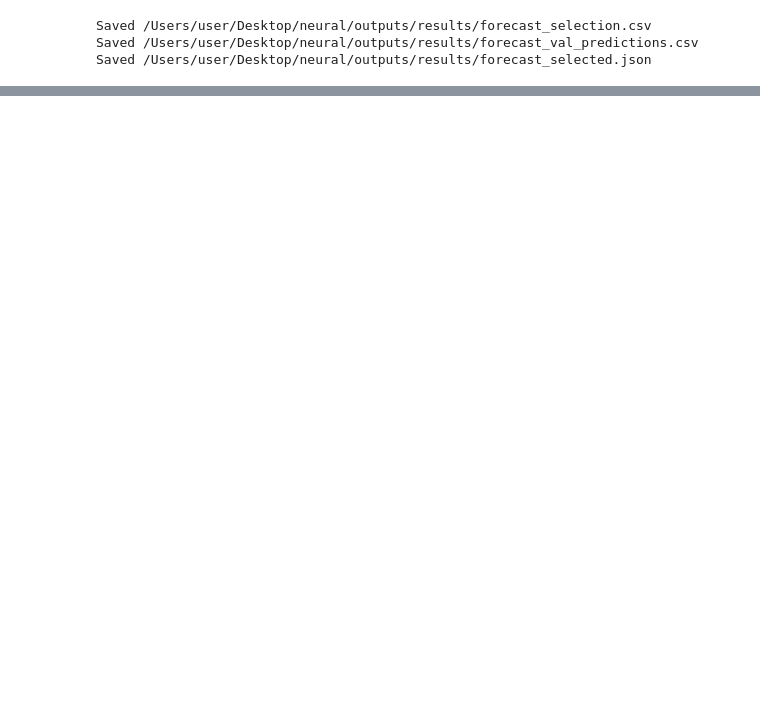
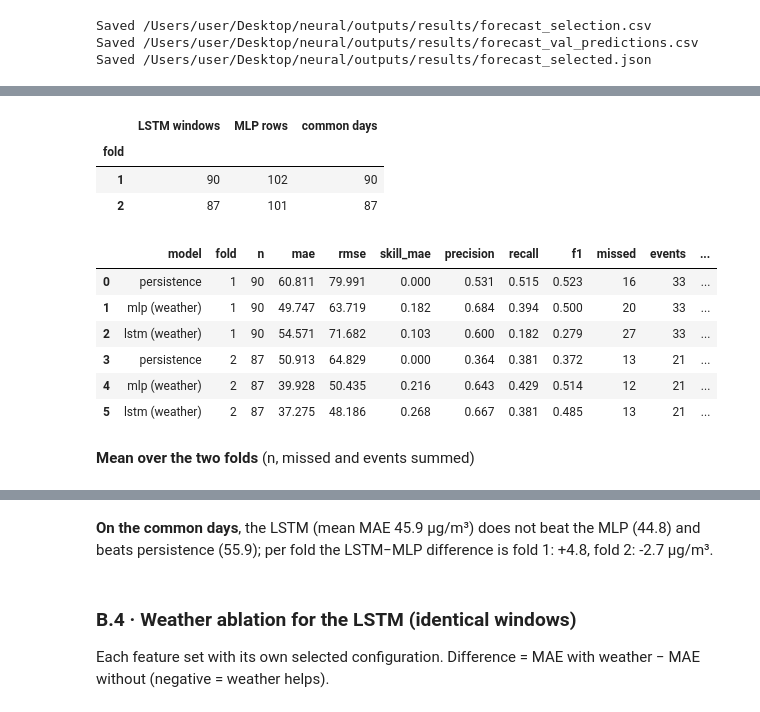
Before and after one commit to Annjnk/Neural-Networks-Prescriptive-Analytics-Project, a Jupyter notebook: notebooks/2_forecasting_models.ipynb, the cells around one changed output, grey strips where cells are left out. Saved outputs shown, nothing was run; the diff lists cells and outputs as text; code cells hidden in the pictures; blank space fills up the shorter version.

```diff
--- a/notebooks/05_forecast_models.ipynb
+++ b/notebooks/2_forecasting_models.ipynb
@@ -442,0 +567,27 @@ Saved /Users/user/Desktop/neural/outputs/results/forecast_selected.json
+# %%
+mlp_file = pd.read_csv(ROOT / "outputs" / "results" / "forecast_val_predictions.csv", parse_dates=["target_date"])
+mlp = mlp_file[["target_date", "fold", "pred_mlp (weather)"]].rename(columns={"pred_mlp (weather)": "pred"})
+lstm_w = pd.concat([pd.DataFrame({"target_date": r["issue"] + one, "fold": r["fold"], "pred": r["pred"]}) for r in lstm_runs],
+                   ignore_index=True)
+cmp_fold, cmp_mean = sequence.compare_common_days(feat, {"mlp (weather)": mlp, "lstm (weather)": lstm_w}, cfg, thr)
+display(pd.DataFrame({"LSTM windows": lstm_w.groupby("fold").size(), "MLP rows": mlp.groupby("fold").size(),
+                      "common days": cmp_fold[cmp_fold["model"] == "persistence"].set_index("fold")["n"]}))
+COLS = ["model", "fold", "n", "mae", "rmse", "skill_mae", "precision", "recall", "f1", "missed", "events",
+        "mae_extreme", "bias_extreme"]
+display(cmp_fold[COLS].round(3))
+display(Markdown("**Mean over the two folds** (n, missed and events summed)"))
+display(cmp_mean[["n", "mae", "rmse", "skill_mae", "precision", "recall", "f1", "missed", "events",
+                  "mae_extreme", "bias_extreme"]].round(3))
+# %% [output]
+|  | LSTM windows | MLP rows | common days |
+| fold |  |  |  |
+| 1 | 90 | 102 | 90 |
+| 2 | 87 | 101 | 87 |
+|  | model | fold | n | mae | rmse | skill_mae | precision | recall | f1 | missed | events | ... |
+| 0 | persistence | 1 | 90 | 60.811 | 79.991 | 0.000 | 0.531 | 0.515 | 0.523 | 16 | 33 | ... |
+| 1 | mlp (weather) | 1 | 90 | 49.747 | 63.719 | 0.182 | 0.684 | 0.394 | 0.500 | 20 | 33 | ... |
+| 2 | lstm (weather) | 1 | 90 | 54.571 | 71.682 | 0.103 | 0.600 | 0.182 | 0.279 | 27 | 33 | ... |
+| 3 | persistence | 2 | 87 | 50.913 | 64.829 | 0.000 | 0.364 | 0.381 | 0.372 | 13 | 21 | ... |
+| 4 | mlp (weather) | 2 | 87 | 39.928 | 50.435 | 0.216 | 0.643 | 0.429 | 0.514 | 12 | 21 | ... |
+| 5 | lstm (weather) | 2 | 87 | 37.275 | 48.186 | 0.268 | 0.667 | 0.381 | 0.485 | 13 | 21 | ... |
+**Mean over the two folds** (n, missed and events summed)
@@ -442,0 +599,14 @@ Saved /Users/user/Desktop/neural/outputs/results/forecast_selected.json
+# %%
+cm = cmp_mean["mae"]
+better = lambda a, b: "beats" if cm[a] < cm[b] else "does not beat"            # noqa: E731
+display(Markdown(
+    f"**On the common days**, the LSTM (mean MAE {cm['lstm (weather)']:.1f} µg/m³) {better('lstm (weather)', 'mlp (weather)')} "
+    f"the MLP ({cm['mlp (weather)']:.1f}) and {better('lstm (weather)', 'persistence')} persistence ({cm['persistence']:.1f}); "
+    f"per fold the LSTM−MLP difference is "
+    + ", ".join(f"fold {k}: {cmp_fold[(cmp_fold['model'] == 'lstm (weather)') & (cmp_fold['fold'] == k)]['mae'].item() - cmp_fold[(cmp_fold['model'] == 'mlp (weather)') & (cmp_fold['fold'] == k)]['mae'].item():+.1f}"
+                for k in sorted(cmp_fold["fold"].unique())) + " µg/m³."))
+# %% [output]
+**On the common days**, the LSTM (mean MAE 45.9 µg/m³) does not beat the MLP (44.8) and beats persistence (55.9); per fold the LSTM−MLP difference is fold 1: +4.8, fold 2: -2.7 µg/m³.
+# %% [markdown]
+### B.4 · Weather ablation for the LSTM (identical windows)
+Each feature set with its own selected configuration. Difference = MAE with weather − MAE without (negative = weather helps).
```
Also changed, not shown: parts of 29 cells of this notebook, 15 other files.
